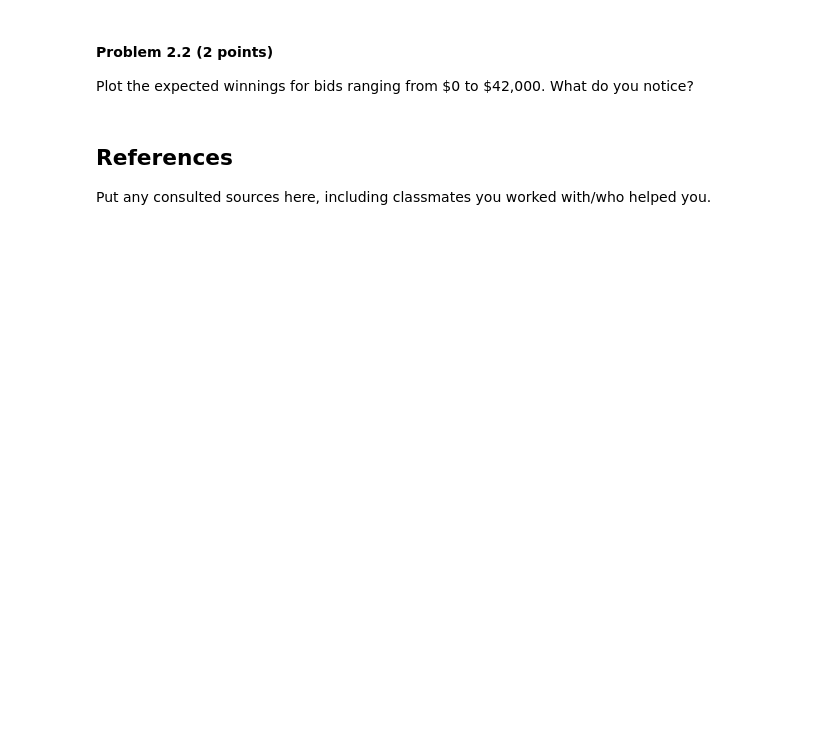
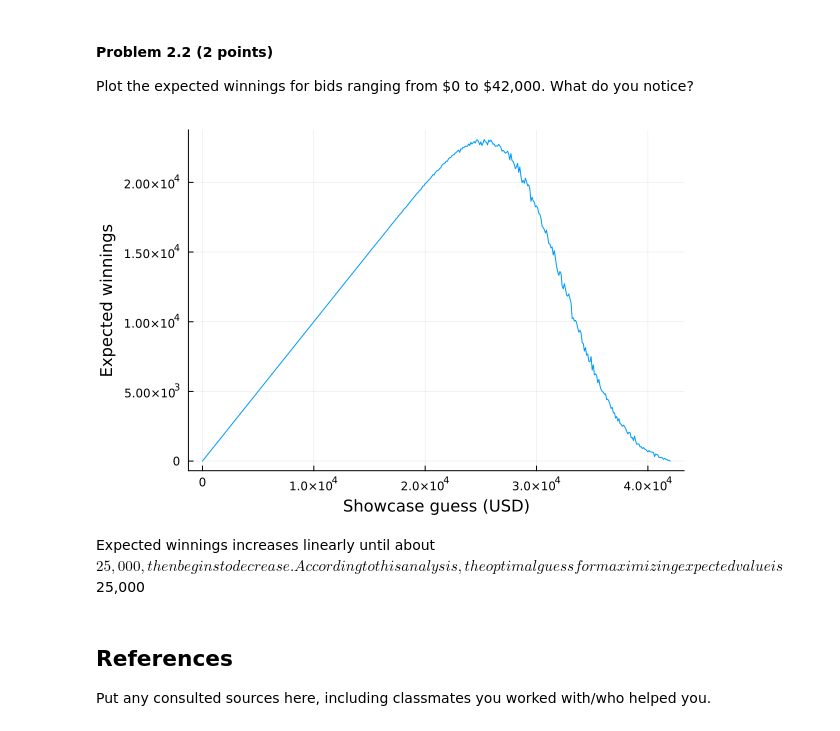
Before and after one commit to BEE4750-FA23/lab-02-josephjoonlee, a Jupyter notebook: lab02.ipynb, the cells around one changed output. Cells and saved outputs as stored; diff of their text form; code cells hidden in the pictures; blank space fills up the shorter version.

```diff
--- a/lab02.ipynb
+++ b/lab02.ipynb
@@ -291,6 +356,21 @@ ErrorException: syntax: extra token "showcase" after end of expression
 
 Plot the expected winnings for bids ranging from \$0 to \$42,000. What
 do you notice?
+# %%
+# Plotting Expected winnings vs. showcase guess
+expectedWinnings = [];
+guesses = [];
+for i = 0:100:42000 # analyze from 0 to 42,000
+    append!(guesses, i);
+    append!(expectedWinnings, showcase(i));
+end
+plot(guesses, expectedWinnings, legend=:false, bins=6)
+ylabel!("Expected winnings")
+xlabel!("Showcase guess (USD)")
+# %% [output]
+[figure, added]
+# %% [markdown]
+Expected winnings increases linearly until about $25,000, then begins to decrease. According to this analysis, the optimal guess for maximizing expected value is $25,000
 # %% [markdown]
 ## References
 
```
Also changed, not shown: parts of 8 cells of this notebook, 1 other file.
